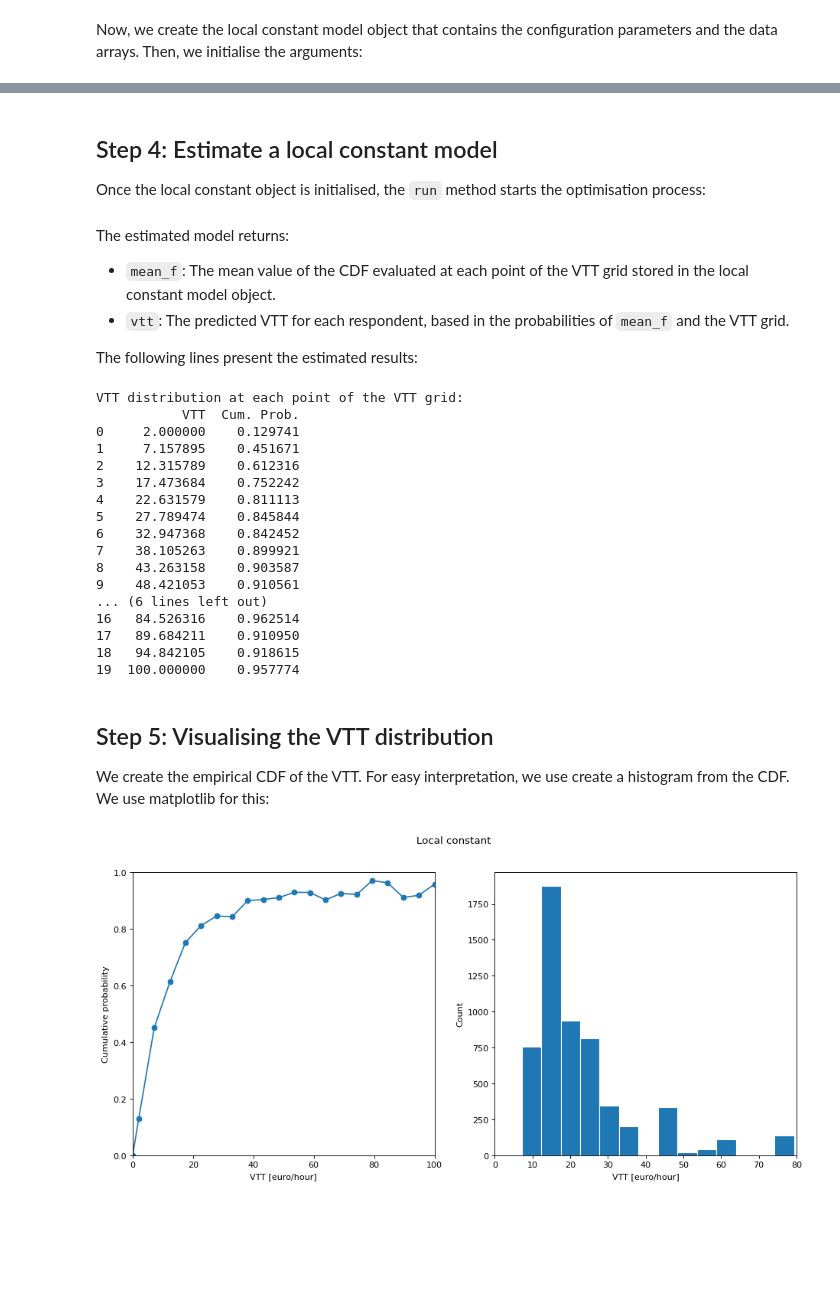
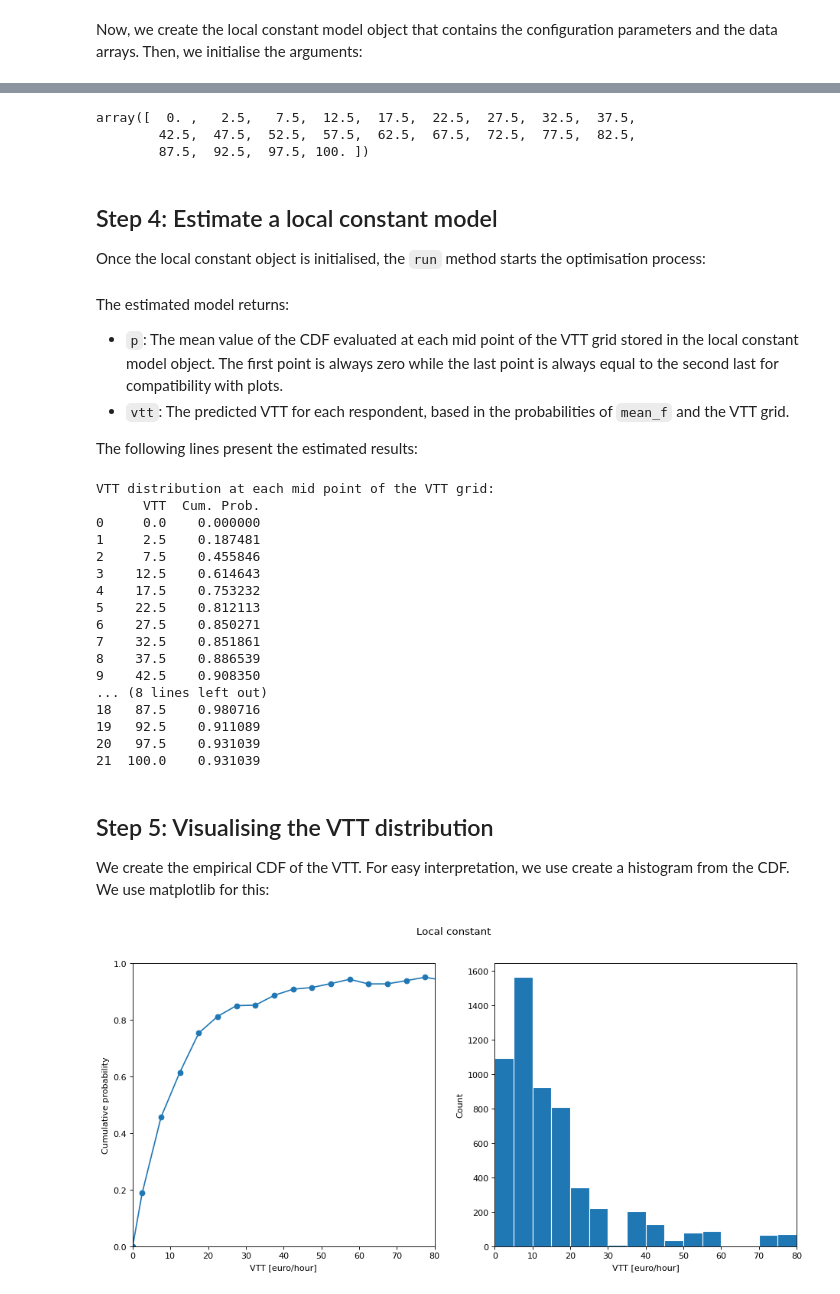
Before and after one commit to ighdez/py-np4vtt, a Jupyter notebook: examples/lconstant.ipynb, the cells around one changed output, grey strips where cells are left out. Drawn from its saved outputs; the diff is of its cells as text; code cells hidden in the pictures; blank space fills up the shorter version.

```diff
--- a/examples/lconstant.ipynb
+++ b/examples/lconstant.ipynb
@@ -102,7 +102,7 @@ The local logit model requires the following parameters from the user:
 * `kernelWidth`: The bandwidth of the kernel
 The function `ConfigLConstant` takes the configuration parameters of the local constant model and creates an object that is used by the optimisation routine:
 # %%
-config = ConfigLConstant(minimum=2, maximum=100, supportPoints=20, kernelWidth = 2)
+config = ConfigLConstant(minimum=0, maximum=100, supportPoints=21, kernelWidth = 2)
 # %% [markdown]
 Now, we create the local constant model object that contains the configuration parameters and the data arrays. Then, we initialise the arguments:
 # %%
@@ -124,13 +124,20 @@ array([  2.        ,   7.15789474,  12.31578947,  17.47368421,
+# %%
+vtt_mid = lc.vtt_mid
+vtt_mid
+# %% [output]
+array([  0. ,   2.5,   7.5,  12.5,  17.5,  22.5,  27.5,  32.5,  37.5,
+        42.5,  47.5,  52.5,  57.5,  62.5,  67.5,  72.5,  77.5,  82.5,
+        87.5,  92.5,  97.5, 100. ])
 # %% [markdown]
 ## Step 4: Estimate a local constant model
 
 Once the local constant object is initialised, the `run` method starts the optimisation process:
 # %%
-mean_f, vtt = lc.run()
+p, vtt = lc.run()
 # %% [markdown]
 The estimated model returns:
 
-* `mean_f`: The mean value of the CDF evaluated at each point of the VTT grid stored in the local constant model object.
+* `p`: The mean value of the CDF evaluated at each mid point of the VTT grid stored in the local constant model object. The first point is always zero while the last point is always equal to the second last for compatibility with plots.
 * `vtt`: The predicted VTT for each respondent, based in the probabilities of `mean_f` and the VTT grid.
 
 The following lines present the estimated results:
@@ -139,27 +144,27 @@ xx = pd.DataFrame(np.c_[vtt_grid,mean_f],columns=['VTT','p']).sort_values('VTT')
 # %%
 # Create dataframe
-results = pd.DataFrame(np.c_[vtt_grid,mean_f],columns=['VTT','Cum. Prob.'],index=np.arange(len(vtt_grid)))
+results = pd.DataFrame(np.c_[vtt_mid,p],columns=['VTT','Cum. Prob.'],index=np.arange(len(vtt_mid)))
 
-print('VTT distribution at each point of the VTT grid:')
+print('VTT distribution at each mid point of the VTT grid:')
 print(results)
 # %% [output]
-VTT distribution at each point of the VTT grid:
-           VTT  Cum. Prob.
-0     2.000000    0.129741
-1     7.157895    0.451671
-2    12.315789    0.612316
-3    17.473684    0.752242
-4    22.631579    0.811113
-5    27.789474    0.845844
-6    32.947368    0.842452
-7    38.105263    0.899921
-8    43.263158    0.903587
-9    48.421053    0.910561
-... (6 lines left out)
-16   84.526316    0.962514
-17   89.684211    0.910950
-18   94.842105    0.918615
-19  100.000000    0.957774
+VTT distribution at each mid point of the VTT grid:
+      VTT  Cum. Prob.
+0     0.0    0.000000
+1     2.5    0.187481
+2     7.5    0.455846
+3    12.5    0.614643
+4    17.5    0.753232
+5    22.5    0.812113
+6    27.5    0.850271
+7    32.5    0.851861
+8    37.5    0.886539
+9    42.5    0.908350
+... (8 lines left out)
+18   87.5    0.980716
+19   92.5    0.911089
+20   97.5    0.931039
+21  100.0    0.931039
 # %% [markdown]
 ## Step 5: Visualising the VTT distribution
 
@@ -168,21 +173,21 @@ We use matplotlib for this:
 # %%
 import matplotlib.pyplot as plt
 
 fig, ax = plt.subplots(1,2,figsize=(14,6), dpi=80)
 
 # Plot CDF
-ax[0].plot(np.concatenate((0,vtt_grid),axis=None),np.concatenate((0,mean_f),axis=None),marker='o')
+ax[0].plot(vtt_mid,p,marker='o')
 ax[0].set_xlim(0,80)
 ax[0].set_ylim(0,1)
 ax[0].set_xlabel('VTT [euro/hour]')
 ax[0].set_ylabel('Cumulative probability')
 
 # Plot histogram
 ax[1].set_xlim(0,80)
 ax[1].set_xlabel('VTT [euro/hour]')
 ax[1].set_ylabel('Count')
 ax[1].hist(vtt, bins = vtt_grid,edgecolor="white")
 fig.suptitle('Local constant')
 plt.show()
 # %% [output]
-[figure, old version]
+[figure, new version]
```
Also changed, not shown: parts of 5 cells of this notebook, 7 other files.
